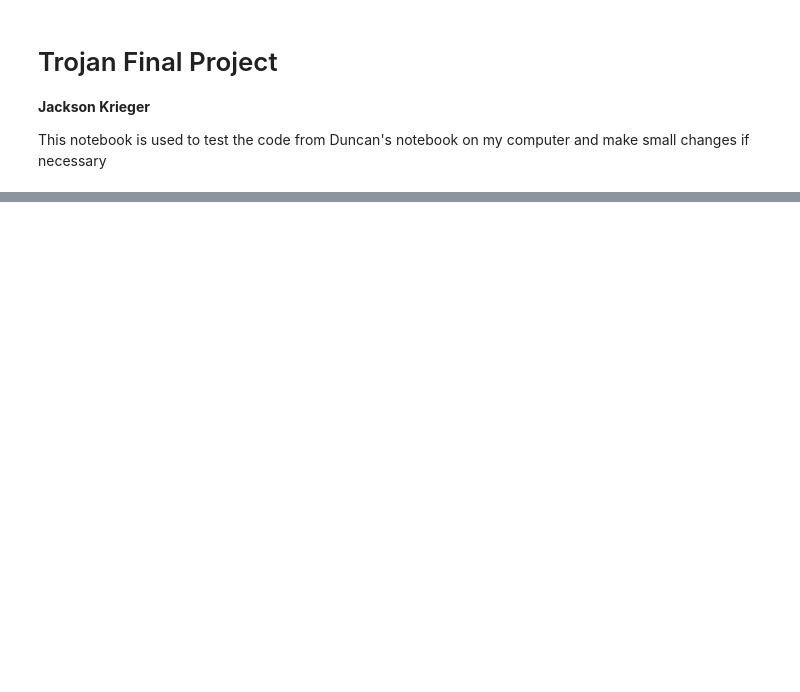
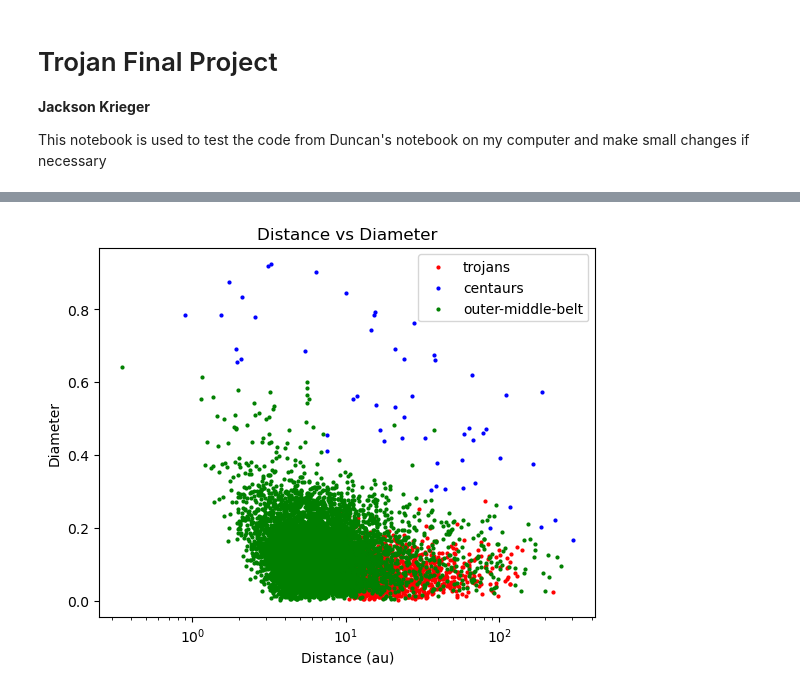
Before and after one commit to GPGN-268-archive/FP-02-Trojans, a Jupyter notebook: krieger-notebook.ipynb, the cells around one changed output, grey strips where cells are left out. Saved outputs shown, nothing was run; the diff lists cells and outputs as text; code cells hidden in the pictures; blank space fills up the shorter version.

Commit message:
Added graphs that test different parameters in the data.

```diff
--- a/krieger-notebook.ipynb
+++ b/krieger-notebook.ipynb
@@ -43,0 +98,14 @@ plt.show()
+# %%
+# try some different plots
+
+plt.scatter(trojans["diameter"], trojans["e"], c = "r", s = 4, label = "trojans") # trojan points
+plt.scatter(centaurs["diameter"], centaurs["e"], c = "b", s = 4, label = "centaurs")
+plt.scatter(outermb["diameter"], outermb["e"], c = "g", s = 4, label = "outer-middle-belt")
+plt.legend(loc = 'upper right')
+plt.semilogx()
+plt.title("Distance vs Diameter")
+plt.xlabel("Distance (au)")
+plt.ylabel("Diameter")
+plt.show()
+# %% [output]
+[figure, added]
```
Also changed, not shown: parts of 12 cells of this notebook.
